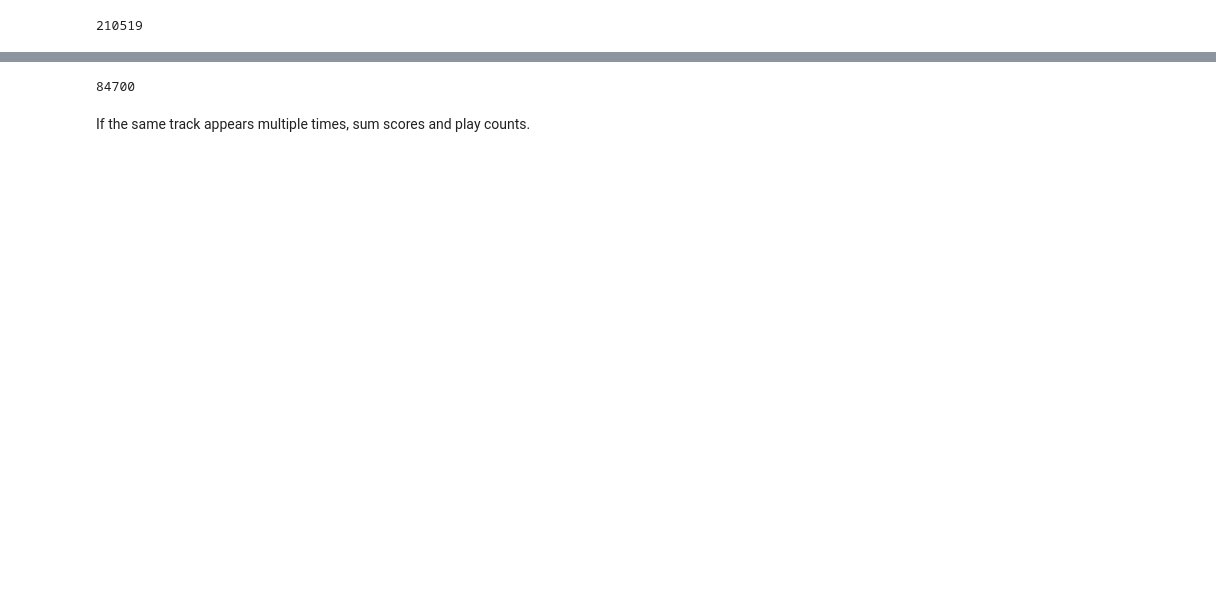
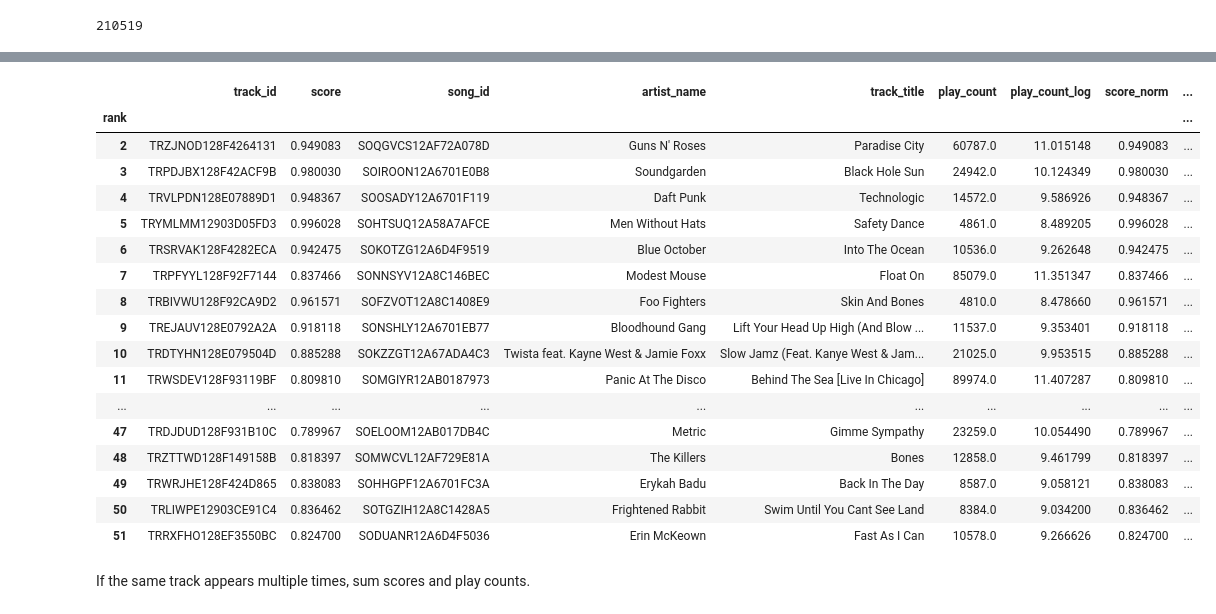
Before and after one commit to Kenuuey/Music-recommendation-system, a Jupyter notebook: notebooks/Research.ipynb, the cells around one changed output, grey strips where cells are left out. Cells and saved outputs as stored; diff of their text form; code cells hidden in the pictures; blank space fills up the shorter version.

```diff
--- a/notebooks/Research.ipynb
+++ b/notebooks/Research.ipynb
@@ -1004,0 +1023,4 @@ merged
+# %%
+tracks_and_plays = tracks_df.merge(song_plays, on="song_id", how="left")
+tracks_and_plays["play_count"] = tracks_and_plays["play_count"].fillna(0)
+tracks_and_plays
@@ -1004,0 +1041,3 @@ merged
+# %%
+merged = scored.merge(tracks_and_plays, on="track_id", how="left")
+merged
@@ -1004,0 +1058,12 @@ merged
+# %%
+from sklearn.preprocessing import MinMaxScaler
+
+# log scale plays
+merged["play_count_log"] = np.log1p(merged["play_count"])
+
+scaler = MinMaxScaler()
+merged[["score_norm", "plays_norm"]] = scaler.fit_transform(
+            merged[["score", "play_count_log"]].fillna(0)
+    )
+
+merged
@@ -1004,0 +1084,4 @@ merged
+# %%
+alpha = 0.6
+merged["final_score"] = alpha * merged["score_norm"] + (1 - alpha) * merged["plays_norm"]
+merged
@@ -1005,5 +1102,27 @@ merged
+# %%
+top_tracks = merged.sort_values("final_score", ascending=False).head(50).reset_index(drop=True)
+top_tracks.index = topk.index + 1
+top_tracks.index.name = "rank"
+top_tracks
+# %% [output]
+|  | track_id | score | song_id | artist_name | track_title | play_count | play_count_log | score_norm | ... |
+| rank |  |  |  |  |  |  |  |  | ... |
+| 2 | TRZJNOD128F4264131 | 0.949083 | SOQGVCS12AF72A078D | Guns N' Roses | Paradise City | 60787.0 | 11.015148 | 0.949083 | ... |
+| 3 | TRPDJBX128F42ACF9B | 0.980030 | SOIROON12A6701E0B8 | Soundgarden | Black Hole Sun | 24942.0 | 10.124349 | 0.980030 | ... |
+| 4 | TRVLPDN128E07889D1 | 0.948367 | SOOSADY12A6701F119 | Daft Punk | Technologic | 14572.0 | 9.586926 | 0.948367 | ... |
+| 5 | TRYMLMM12903D05FD3 | 0.996028 | SOHTSUQ12A58A7AFCE | Men Without Hats | Safety Dance | 4861.0 | 8.489205 | 0.996028 | ... |
+| 6 | TRSRVAK128F4282ECA | 0.942475 | SOKOTZG12A6D4F9519 | Blue October | Into The Ocean | 10536.0 | 9.262648 | 0.942475 | ... |
+| 7 | TRPFYYL128F92F7144 | 0.837466 | SONNSYV12A8C146BEC | Modest Mouse | Float On | 85079.0 | 11.351347 | 0.837466 | ... |
+| 8 | TRBIVWU128F92CA9D2 | 0.961571 | SOFZVOT12A8C1408E9 | Foo Fighters | Skin And Bones | 4810.0 | 8.478660 | 0.961571 | ... |
+| 9 | TREJAUV128E0792A2A | 0.918118 | SONSHLY12A6701EB77 | Bloodhound Gang | Lift Your Head Up High (And Blow ... | 11537.0 | 9.353401 | 0.918118 | ... |
+| 10 | TRDTYHN128E079504D | 0.885288 | SOKZZGT12A67ADA4C3 | Twista feat. Kayne West & Jamie Foxx | Slow Jamz (Feat. Kanye West & Jam... | 21025.0 | 9.953515 | 0.885288 | ... |
+| 11 | TRWSDEV128F93119BF | 0.809810 | SOMGIYR12AB0187973 | Panic At The Disco | Behind The Sea [Live In Chicago] | 89974.0 | 11.407287 | 0.809810 | ... |
+| ... | ... | ... | ... | ... | ... | ... | ... | ... | ... |
+| 47 | TRDJDUD128F931B10C | 0.789967 | SOELOOM12AB017DB4C | Metric | Gimme Sympathy | 23259.0 | 10.054490 | 0.789967 | ... |
+| 48 | TRZTTWD128F149158B | 0.818397 | SOMWCVL12AF729E81A | The Killers | Bones | 12858.0 | 9.461799 | 0.818397 | ... |
+| 49 | TRWRJHE128F424D865 | 0.838083 | SOHHGPF12A6701FC3A | Erykah Badu | Back In The Day | 8587.0 | 9.058121 | 0.838083 | ... |
+| 50 | TRLIWPE12903CE91C4 | 0.836462 | SOTGZIH12A8C1428A5 | Frightened Rabbit | Swim Until You Cant See Land | 8384.0 | 9.034200 | 0.836462 | ... |
+| 51 | TRRXFHO128EF3550BC | 0.824700 | SODUANR12A6D4F5036 | Erin McKeown | Fast As I Can | 10578.0 | 9.266626 | 0.824700 | ... |
 # %%
-merged["play_count"].isna().sum()
+# merged["play_count"].isna().sum()
-# %% [output]
-84700
 # %%
```
Also changed, not shown: parts of 58 cells of this notebook, 6 other files.
